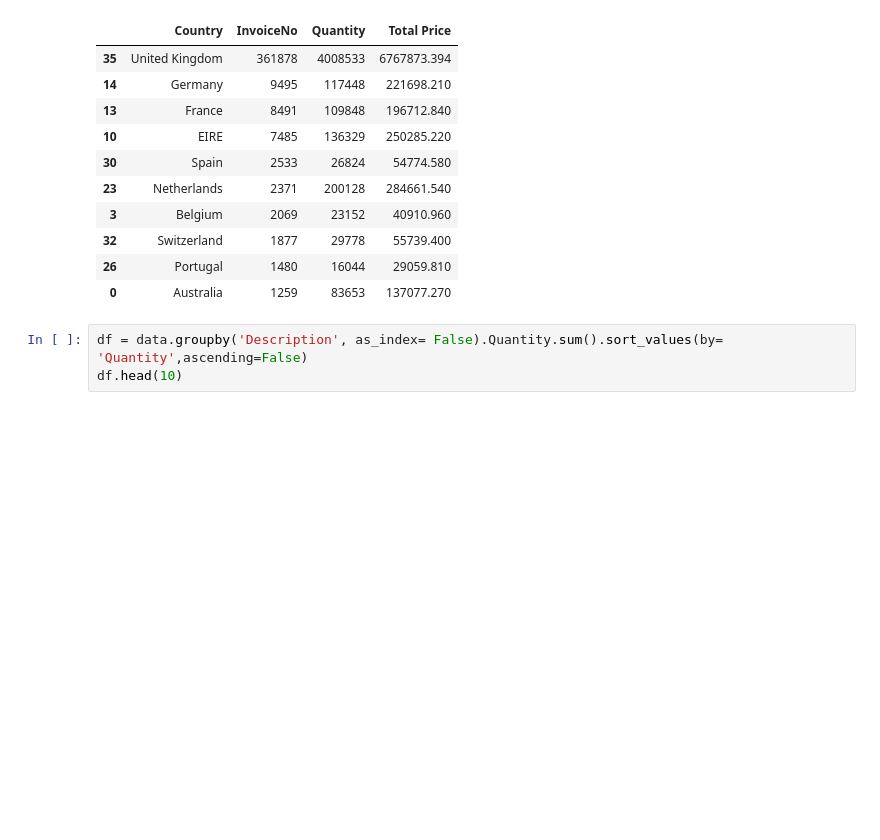
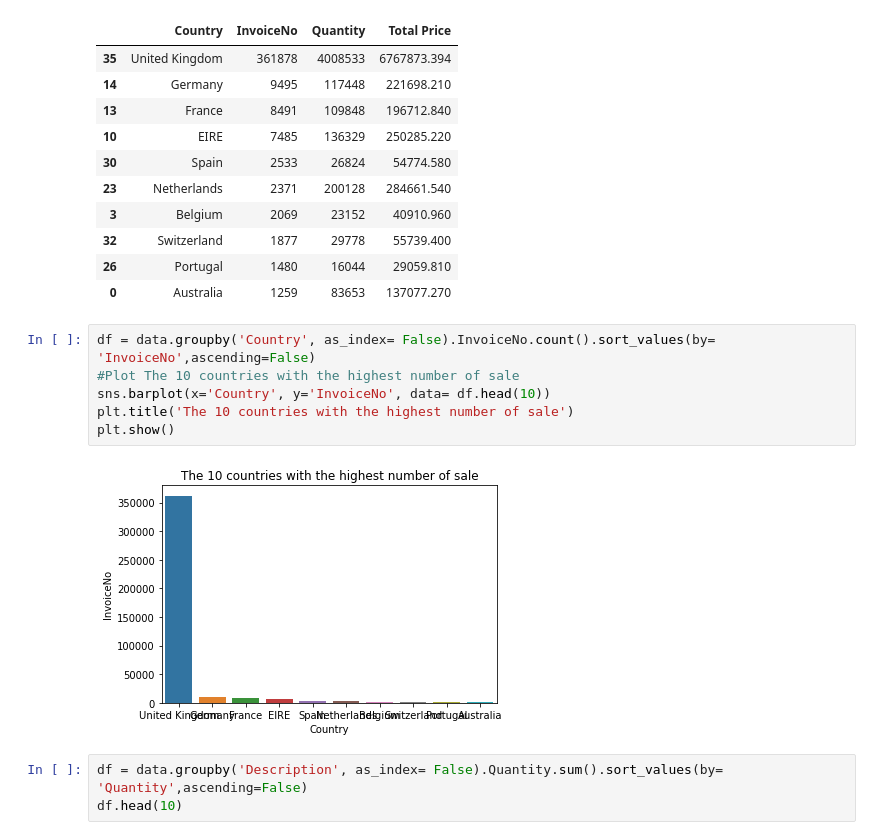
Before and after one commit to Janeli-m/October-2020-WaiLEARN-004, a Jupyter notebook: Online_Retail_Janeli.ipynb, the cells around one changed output. Drawn from its saved outputs; the diff is of its cells as text; blank space fills up the shorter version.

```diff
--- a/Online_Retail_Janeli.ipynb
+++ b/Online_Retail_Janeli.ipynb
@@ -182,6 +193,14 @@ df.head(10)
 | 32 | Switzerland | 1877 | 29778 | 55739.400 |
 | 26 | Portugal | 1480 | 16044 | 29059.810 |
 | 0 | Australia | 1259 | 83653 | 137077.270 |
+# %%
+df = data.groupby('Country', as_index= False).InvoiceNo.count().sort_values(by= 'InvoiceNo',ascending=False)
+#Plot The 10 countries with the highest number of sale
+sns.barplot(x='Country', y='InvoiceNo', data= df.head(10))
+plt.title('The 10 countries with the highest number of sale')
+plt.show()
+# %% [output]
+[figure, added]
 # %%
 df = data.groupby('Description', as_index= False).Quantity.sum().sort_values(by= 'Quantity',ascending=False)
 df.head(10)
```
Also changed, not shown: parts of 50 cells of this notebook.
